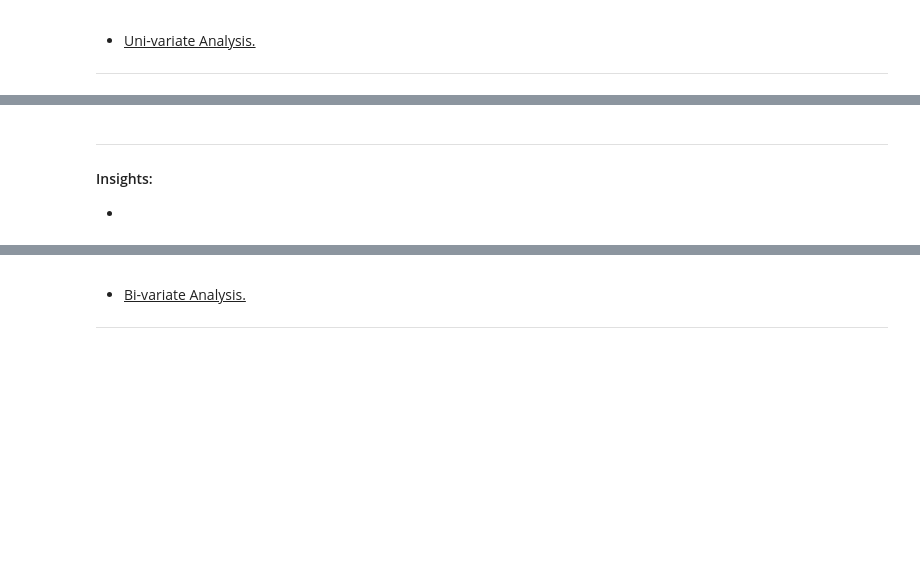
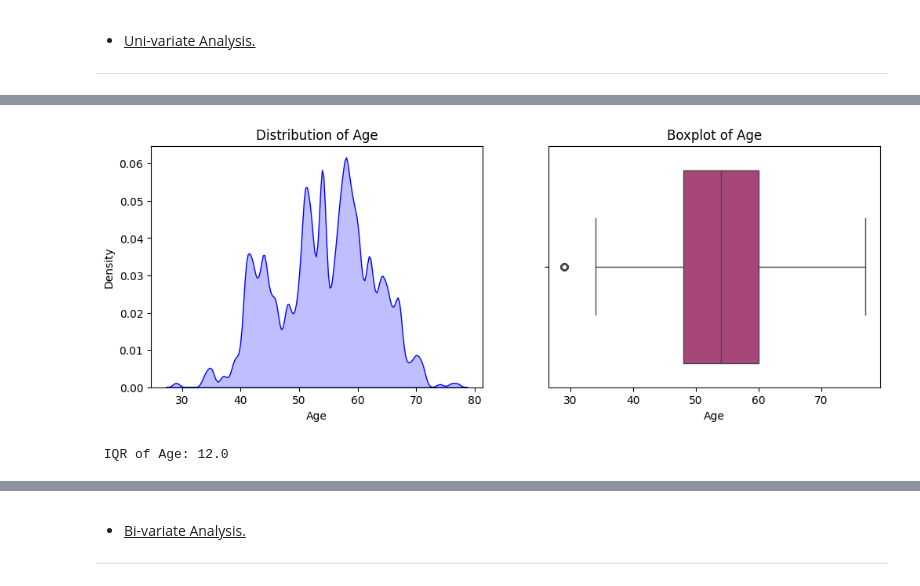
Before and after one commit to Sandipan-Roy/sr, a Jupyter notebook: ML/DecissionTree/DecisionTree_SandipanRoy_1_20260309.ipynb, the cells around one changed output, grey strips where cells are left out. Saved outputs shown, nothing was run; the diff lists cells and outputs as text; code cells hidden in the pictures; blank space fills up the shorter version.

```diff
--- a/ML/DecissionTree/DecisionTree_SandipanRoy_1_20260309.ipynb
+++ b/ML/DecissionTree/DecisionTree_SandipanRoy_1_20260309.ipynb
@@ -227,6 +265,9 @@ def acquire_data(url, sourceType="csv", verbose=False):
 
     return df
 # %%
-url = "https://raw.githubusercontent.com/Sandipan-Roy/sr/refs/heads/Dev/ML/Regression/Logistic_Regression/data/raw/Dry_Bean_Dataset.csv"
+url_train = "https://raw.githubusercontent.com/Sandipan-Roy/sr/refs/heads/Dev/ML/DecissionTree/data/raw/heart_disease_train.csv"
+url_test = "https://raw.githubusercontent.com/Sandipan-Roy/sr/refs/heads/Dev/ML/DecissionTree/data/raw/heart_disease_test.csv"
 
-data = acquire_data(url, verbose=True)
+data = acquire_data(url_train, verbose=True)
+
+test_data = acquire_data(url_test, verbose=True)
@@ -412,8 +537,5 @@ numerical_columns, categorical_columns
 # %%
-plot_univariate_distribution(data, column="Area", plot_type="boxplot")
+plot_univariate_distribution(data, column="Age", plot_type="boxplot")
+# %% [output]
+[figure, added]
+ IQR of Age: 12.0
-# %% [markdown]
----
-<a name = Section2></a>
-#### Insights:
-
--
```
Also changed, not shown: parts of 87 cells of this notebook, 4 other files.
